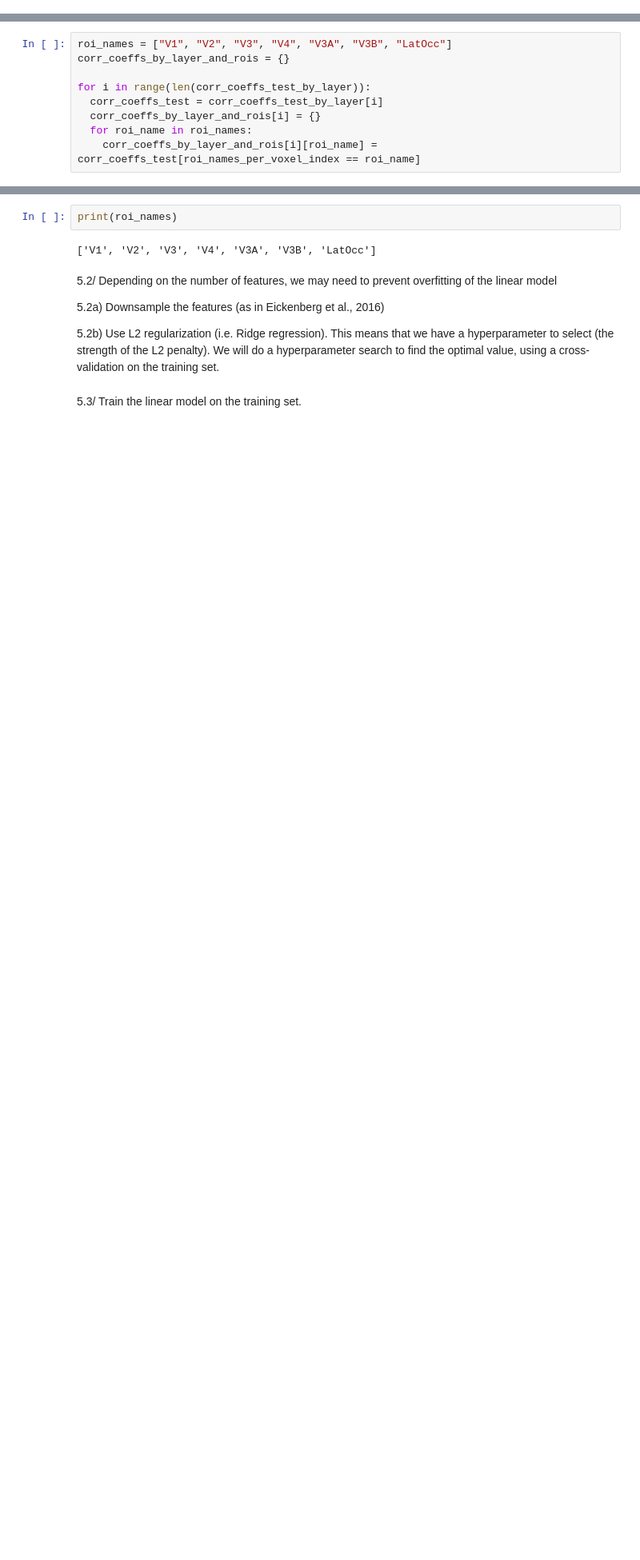
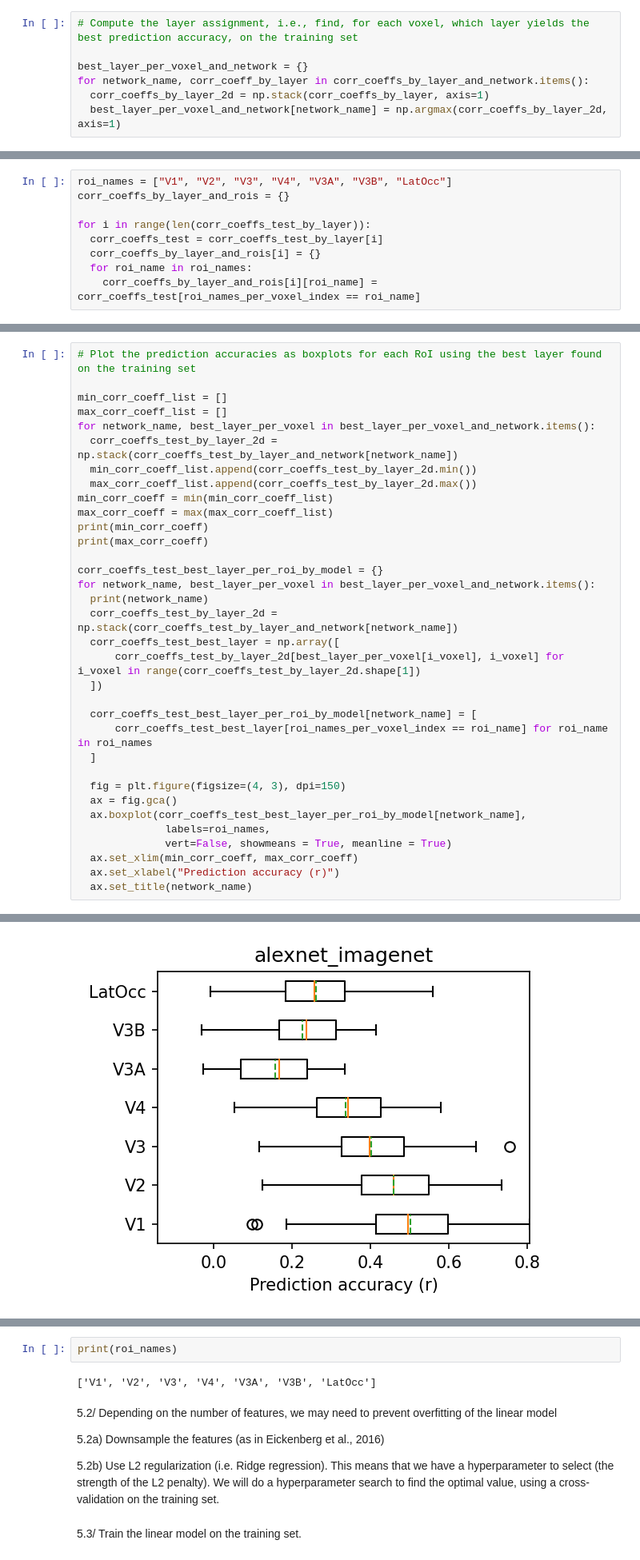
Before and after one commit to cedricfoucault/NMA-DL2021_deepfMRI, a Jupyter notebook: build_encoding_model.ipynb, the cells around one changed output, grey strips where cells are left out. Shown at 80% size. Cells and saved outputs as stored; diff of their text form; blank space fills up the shorter version.

```diff
--- a/build_encoding_model.ipynb
+++ b/build_encoding_model.ipynb
@@ -393,0 +394,7 @@ correlation on test data:  [0.48963097 0.53533623 0.53229113 ... 0.32721315 0.46
+# %%
+# Compute the layer assignment, i.e., find, for each voxel, which layer yields the best prediction accuracy, on the training set
+
+best_layer_per_voxel_and_network = {}
+for network_name, corr_coeff_by_layer in corr_coeffs_by_layer_and_network.items():
+  corr_coeffs_by_layer_2d = np.stack(corr_coeffs_by_layer, axis=1)
+  best_layer_per_voxel_and_network[network_name] = np.argmax(corr_coeffs_by_layer_2d, axis=1)
@@ -438,0 +450,35 @@ for i in range(len(corr_coeffs_test_by_layer)):
+# %%
+# Plot the prediction accuracies as boxplots for each RoI using the best layer found on the training set
+
+min_corr_coeff_list = []
+max_corr_coeff_list = []
+for network_name, best_layer_per_voxel in best_layer_per_voxel_and_network.items():
+  corr_coeffs_test_by_layer_2d = np.stack(corr_coeffs_test_by_layer_and_network[network_name])
+  min_corr_coeff_list.append(corr_coeffs_test_by_layer_2d.min())
+  max_corr_coeff_list.append(corr_coeffs_test_by_layer_2d.max())
+min_corr_coeff = min(min_corr_coeff_list)
+max_corr_coeff = max(max_corr_coeff_list)
+print(min_corr_coeff)
+print(max_corr_coeff)
+
+corr_coeffs_test_best_layer_per_roi_by_model = {}
+for network_name, best_layer_per_voxel in best_layer_per_voxel_and_network.items():
+  print(network_name)
+  corr_coeffs_test_by_layer_2d = np.stack(corr_coeffs_test_by_layer_and_network[network_name])
+  corr_coeffs_test_best_layer = np.array([
+      corr_coeffs_test_by_layer_2d[best_layer_per_voxel[i_voxel], i_voxel] for i_voxel in range(corr_coeffs_test_by_layer_2d.shape[1])
+  ])
+
+  corr_coeffs_test_best_layer_per_roi_by_model[network_name] = [
+      corr_coeffs_test_best_layer[roi_names_per_voxel_index == roi_name] for roi_name in roi_names
+  ]
+
+  fig = plt.figure(figsize=(4, 3), dpi=150)
+  ax = fig.gca()
+  ax.boxplot(corr_coeffs_test_best_layer_per_roi_by_model[network_name],
+              labels=roi_names,
+              vert=False, showmeans = True, meanline = True)
+  ax.set_xlim(min_corr_coeff, max_corr_coeff)
+  ax.set_xlabel("Prediction accuracy (r)")
+  ax.set_title(network_name)
+# %% [output]
@@ -438,0 +489 @@ for i in range(len(corr_coeffs_test_by_layer)):
+[figure, added]
```
Also changed, not shown: parts of 14 cells of this notebook.
